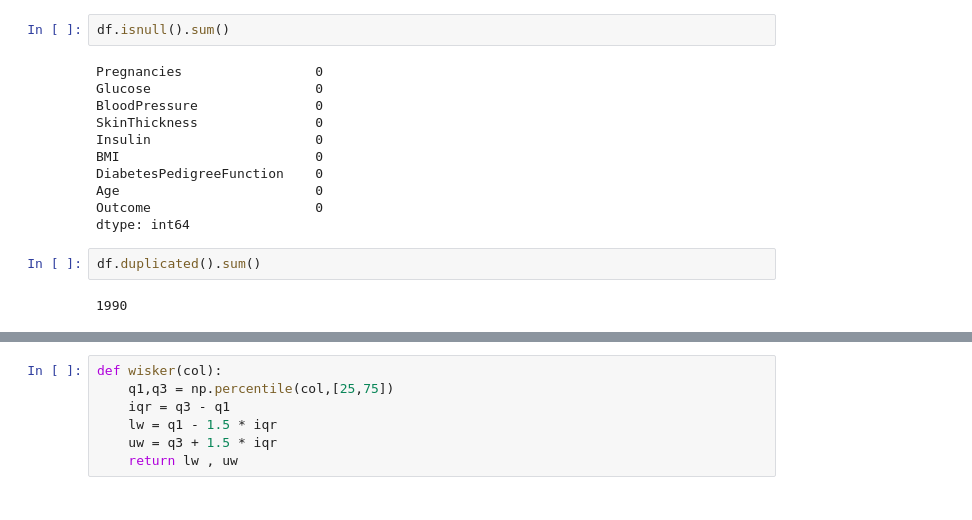
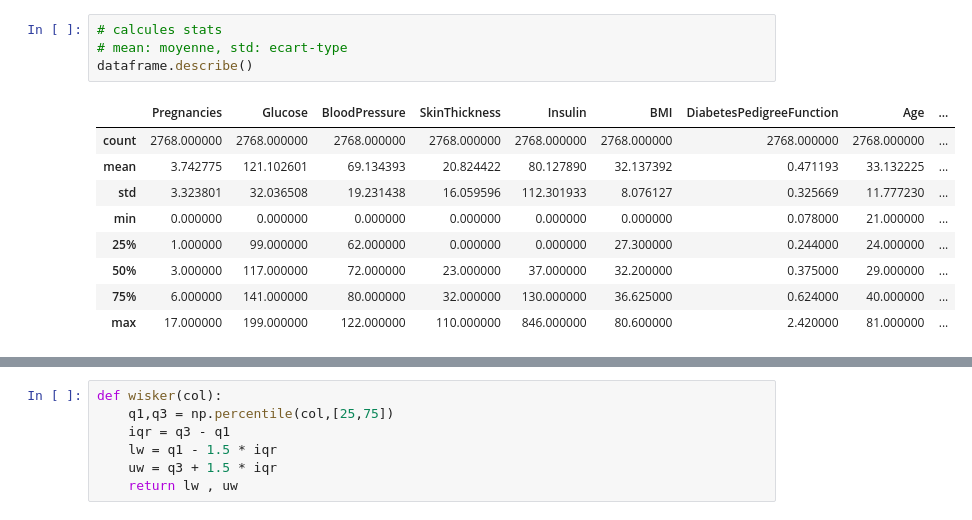
Before and after one commit to Strate-Milambo/Diabetes_detection, a Jupyter notebook: Main.ipynb, the cells around one changed output, grey strips where cells are left out. Saved outputs shown, nothing was run; the diff lists cells and outputs as text.

```diff
--- a/Main.ipynb
+++ b/Main.ipynb
@@ -72,17 +60,14 @@ df.describe().T
-# %%
-df.isnull().sum()
-# %% [output]
-Pregnancies                 0
-Glucose                     0
-BloodPressure               0
-SkinThickness               0
-Insulin                     0
-BMI                         0
-DiabetesPedigreeFunction    0
-Age                         0
-Outcome                     0
-dtype: int64
-# %%
-df.duplicated().sum()
-# %% [output]
-1990
+# %%
+# calcules stats
+# mean: moyenne, std: ecart-type
+dataframe.describe()
+# %% [output]
+|  | Pregnancies | Glucose | BloodPressure | SkinThickness | Insulin | BMI | DiabetesPedigreeFunction | Age | ... |
+| count | 2768.000000 | 2768.000000 | 2768.000000 | 2768.000000 | 2768.000000 | 2768.000000 | 2768.000000 | 2768.000000 | ... |
+| mean | 3.742775 | 121.102601 | 69.134393 | 20.824422 | 80.127890 | 32.137392 | 0.471193 | 33.132225 | ... |
+| std | 3.323801 | 32.036508 | 19.231438 | 16.059596 | 112.301933 | 8.076127 | 0.325669 | 11.777230 | ... |
+| min | 0.000000 | 0.000000 | 0.000000 | 0.000000 | 0.000000 | 0.000000 | 0.078000 | 21.000000 | ... |
+| 25% | 1.000000 | 99.000000 | 62.000000 | 0.000000 | 0.000000 | 27.300000 | 0.244000 | 24.000000 | ... |
+| 50% | 3.000000 | 117.000000 | 72.000000 | 23.000000 | 37.000000 | 32.200000 | 0.375000 | 29.000000 | ... |
+| 75% | 6.000000 | 141.000000 | 80.000000 | 32.000000 | 130.000000 | 36.625000 | 0.624000 | 40.000000 | ... |
+| max | 17.000000 | 199.000000 | 122.000000 | 110.000000 | 846.000000 | 80.600000 | 2.420000 | 81.000000 | ... |
```
Also changed, not shown: parts of 35 cells of this notebook.
